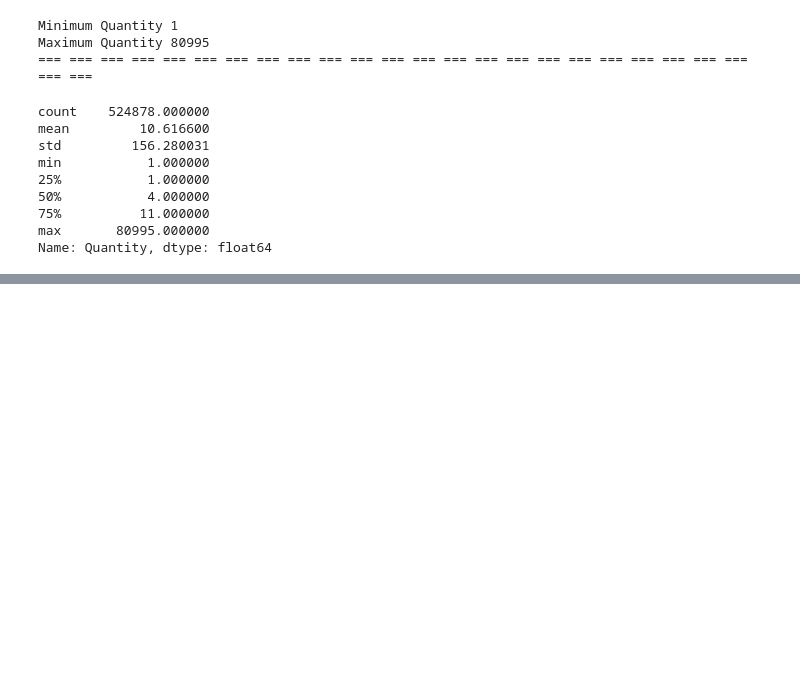
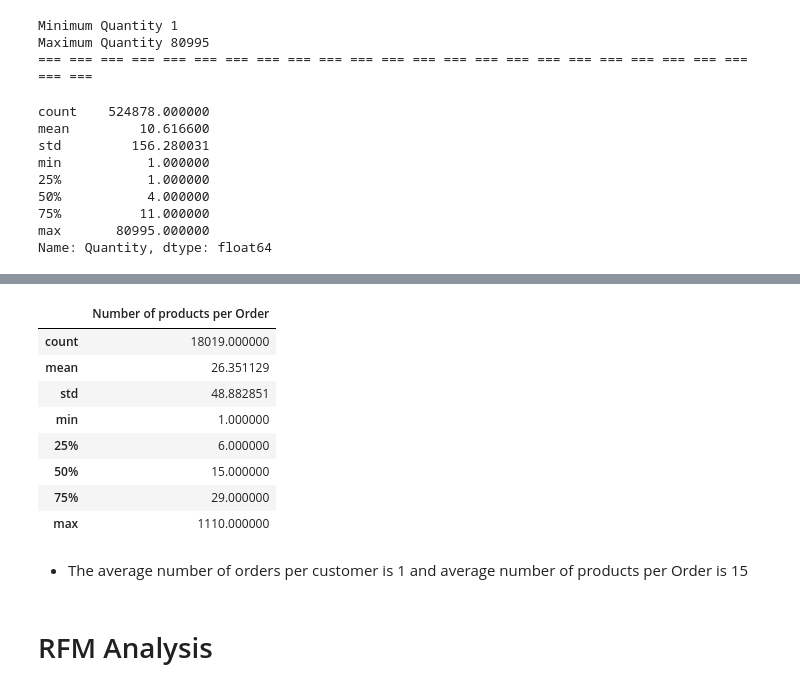
Before and after one commit to anupstar100/UML-Capston_Project-Customer_Segmentation, a Jupyter notebook: UML_Capston_Project_Online_Retail_Customer_Segmentation.ipynb, the cells around one changed output, grey strips where cells are left out. Drawn from its saved outputs; the diff is of its cells as text; code cells hidden in the pictures; blank space fills up the shorter version.

```diff
--- a/UML_Capston_Project_Online_Retail_Customer_Segmentation.ipynb
+++ b/UML_Capston_Project_Online_Retail_Customer_Segmentation.ipynb
@@ -364,0 +445,19 @@ Name: Quantity, dtype: float64
+# %%
+# FIND THE UNIQUE MBER OF PRODUCTS PER ORDER
+groupby_invoice = pd.DataFrame(uk_df.groupby('InvoiceNo')['StockCode'].nunique())
+groupby_invoice.columns = ['Number of products per Order']
+groupby_invoice.describe()
+# %% [output]
+|  | Number of products per Order |
+| count | 18019.000000 |
+| mean | 26.351129 |
+| std | 48.882851 |
+| min | 1.000000 |
+| 25% | 6.000000 |
+| 50% | 15.000000 |
+| 75% | 29.000000 |
+| max | 1110.000000 |
+# %% [markdown]
+* The average number of orders per customer is 1 and average number of products per Order is 15
+# %% [markdown]
+# RFM Analysis
```
Also changed, not shown: parts of 14 cells of this notebook.
